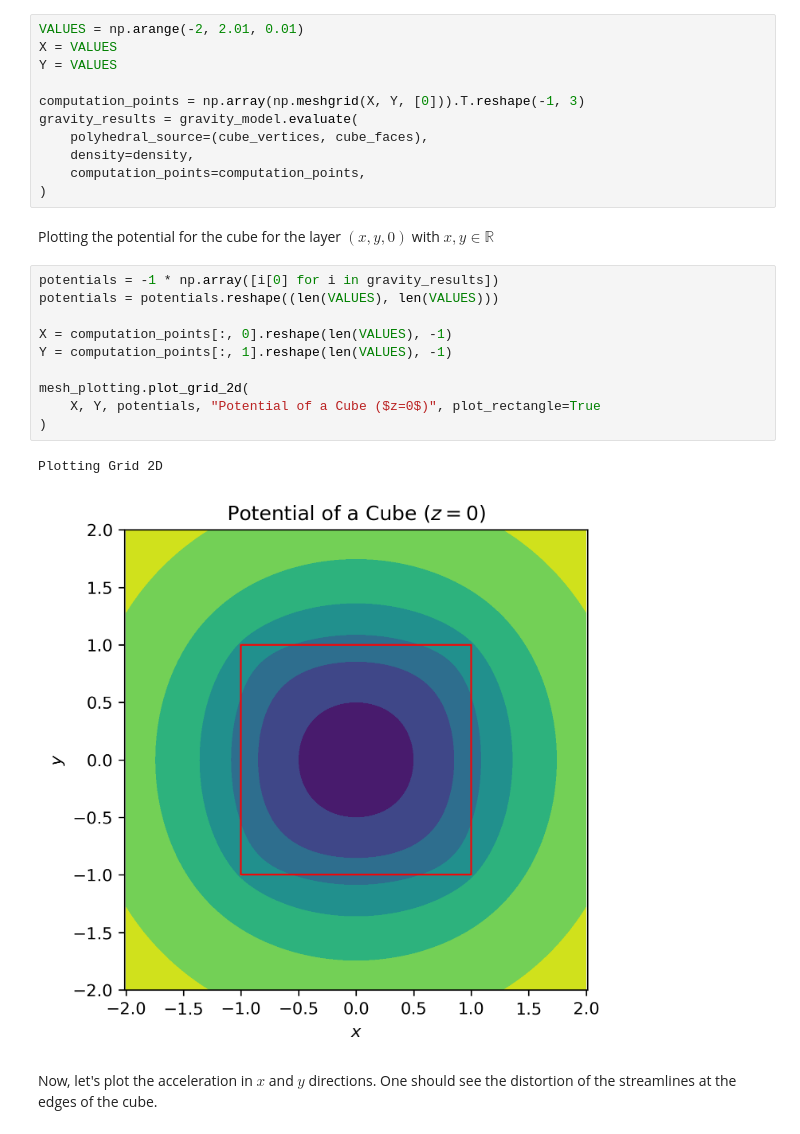
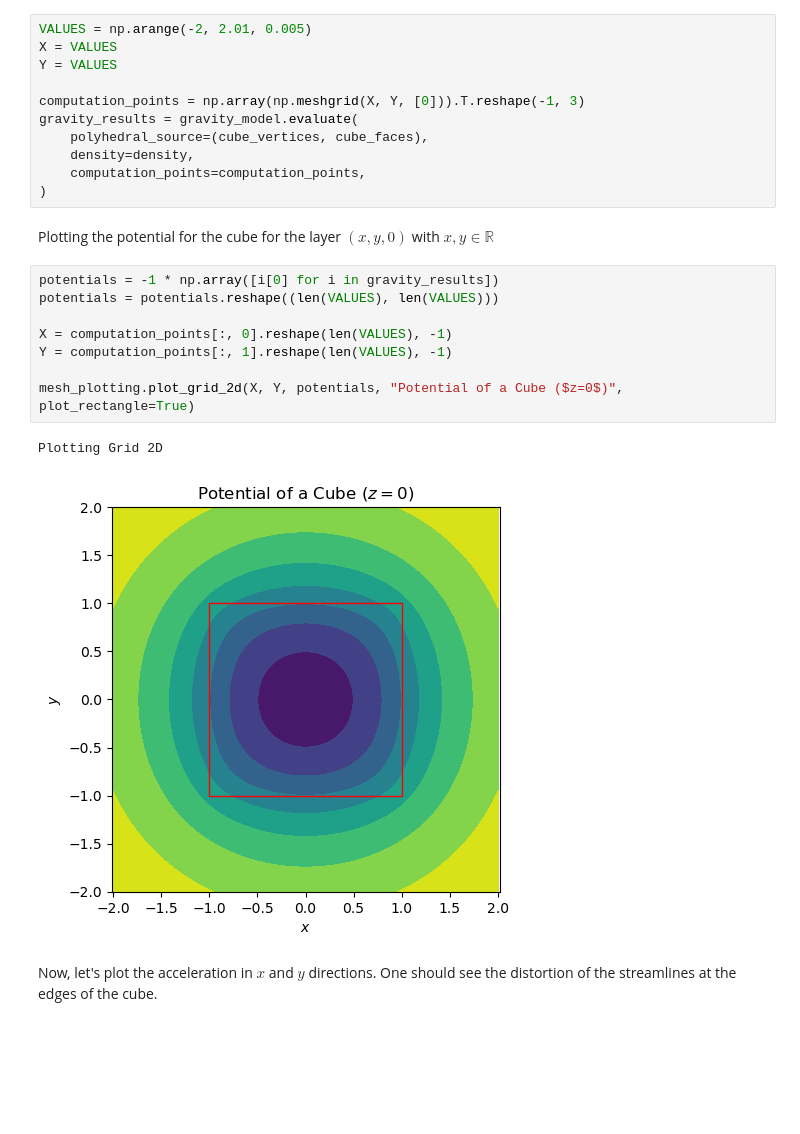
Before and after one commit to esa/polyhedral-gravity-model, a Jupyter notebook: script/polyhedral-gravity.ipynb, the cells around one changed output. Saved outputs shown, nothing was run; the diff lists cells and outputs as text; blank space fills up the shorter version.

Commit message:
update README.md and scale down images in jupyter notebook

```diff
--- a/script/polyhedral-gravity.ipynb
+++ b/script/polyhedral-gravity.ipynb
@@ -131,7 +126,7 @@ Plotting Triangulation
 # %% [markdown]
 The interface is flexible and allows the evaluation of multiple points at once:
 # %%
-VALUES = np.arange(-2, 2.01, 0.01)
+VALUES = np.arange(-2, 2.01, 0.005)
 X = VALUES
 Y = VALUES
 
@@ -146,16 +141,14 @@ Plotting the potential for the cube for the layer $(x, y, 0)$ with $x, y \in \ma
 # %%
 potentials = -1 * np.array([i[0] for i in gravity_results])
 potentials = potentials.reshape((len(VALUES), len(VALUES)))
 
 X = computation_points[:, 0].reshape(len(VALUES), -1)
 Y = computation_points[:, 1].reshape(len(VALUES), -1)
 
-mesh_plotting.plot_grid_2d(
-    X, Y, potentials, "Potential of a Cube ($z=0$)", plot_rectangle=True
-)
+mesh_plotting.plot_grid_2d(X, Y, potentials, "Potential of a Cube ($z=0$)", plot_rectangle=True)
 # %% [output]
 Plotting Grid 2D
-[figure, old version]
+[figure, new version]
 # %% [markdown]
 Now, let's plot the acceleration in $x$ and $y$ directions. One should see the distortion of the streamlines at the edges of the cube.
 # %%
```
Also changed, not shown: parts of 9 cells of this notebook, 2 other files.
